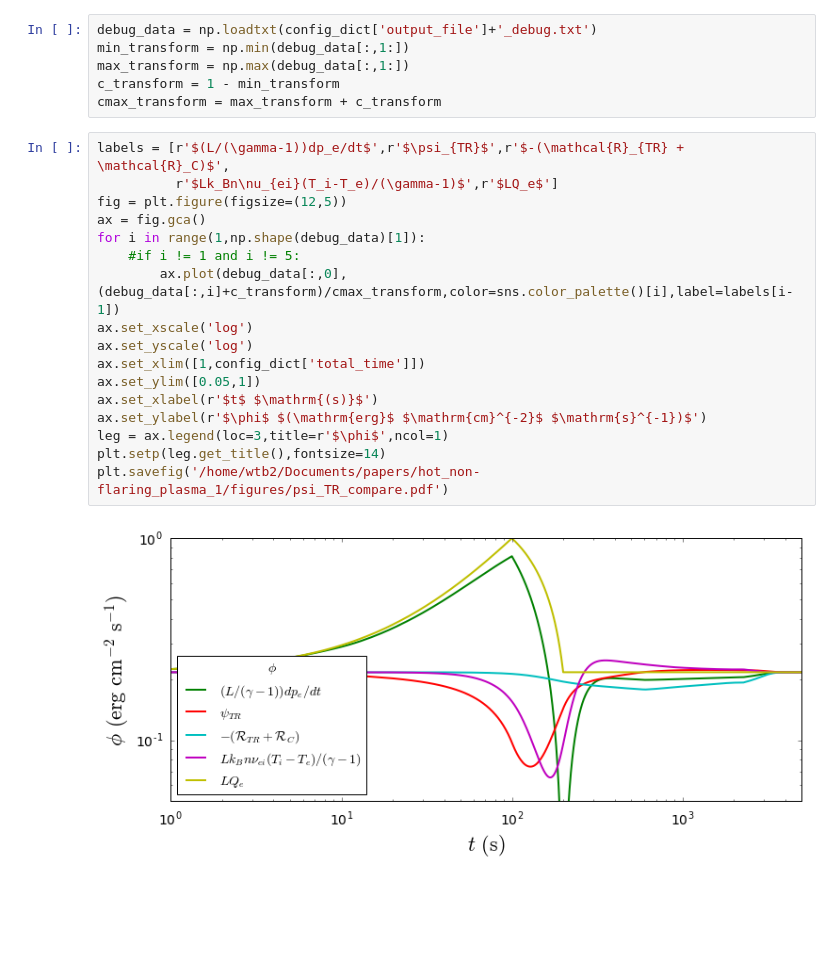
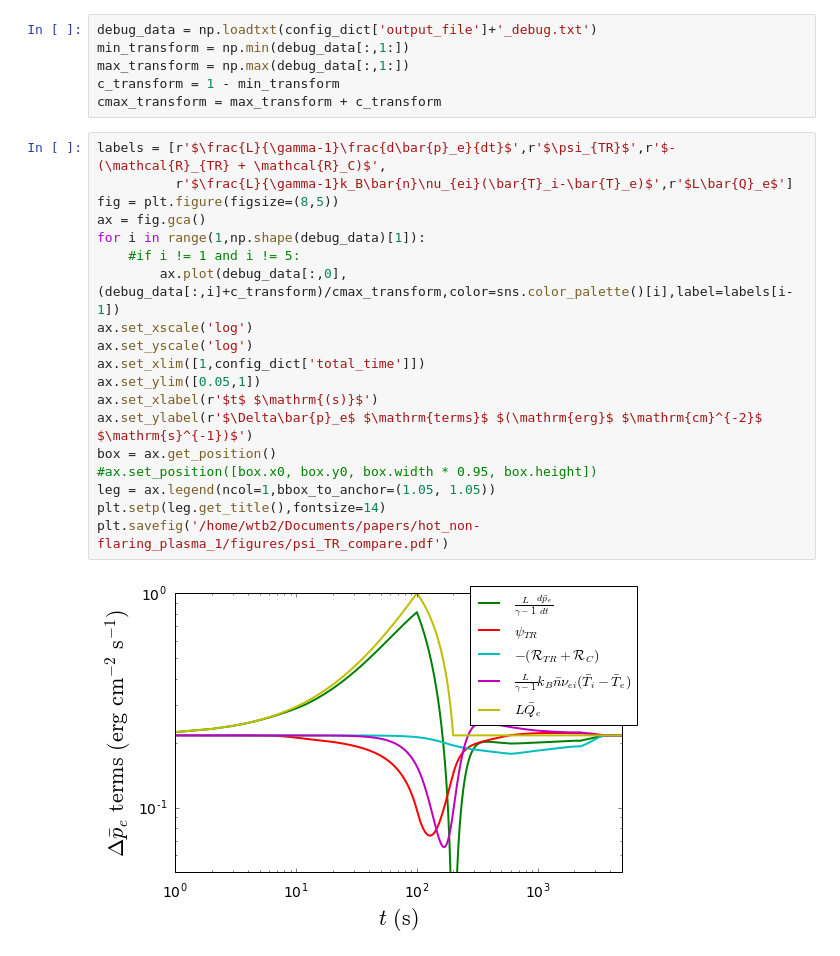
Before and after one commit to wtbarnes/research_notebook, a Jupyter notebook: figure_builders/hot_non_flaring_plasma_1_figures_appendix.ipynb, the cells around one changed output. Cells and saved outputs as stored; diff of their text form; blank space fills up the shorter version.

Commit message:
updating appendix figure builder

```diff
--- a/figure_builders/hot_non_flaring_plasma_1_figures_appendix.ipynb
+++ b/figure_builders/hot_non_flaring_plasma_1_figures_appendix.ipynb
@@ -81,21 +81,23 @@ max_transform = np.max(debug_data[:,1:])
 c_transform = 1 - min_transform
 cmax_transform = max_transform + c_transform
 # %%
-labels = [r'$(L/(\gamma-1))dp_e/dt$',r'$\psi_{TR}$',r'$-(\mathcal{R}_{TR} + \mathcal{R}_C)$',
-          r'$Lk_Bn\nu_{ei}(T_i-T_e)/(\gamma-1)$',r'$LQ_e$']
-fig = plt.figure(figsize=(12,5))
+labels = [r'$\frac{L}{\gamma-1}\frac{d\bar{p}_e}{dt}$',r'$\psi_{TR}$',r'$-(\mathcal{R}_{TR} + \mathcal{R}_C)$',
+          r'$\frac{L}{\gamma-1}k_B\bar{n}\nu_{ei}(\bar{T}_i-\bar{T}_e)$',r'$L\bar{Q}_e$']
+fig = plt.figure(figsize=(8,5))
 ax = fig.gca()
 for i in range(1,np.shape(debug_data)[1]):
     #if i != 1 and i != 5:
         ax.plot(debug_data[:,0],(debug_data[:,i]+c_transform)/cmax_transform,color=sns.color_palette()[i],label=labels[i-1])
 ax.set_xscale('log')
 ax.set_yscale('log')
 ax.set_xlim([1,config_dict['total_time']])
 ax.set_ylim([0.05,1])
 ax.set_xlabel(r'$t$ $\mathrm{(s)}$')
-ax.set_ylabel(r'$\phi$ $(\mathrm{erg}$ $\mathrm{cm}^{-2}$ $\mathrm{s}^{-1})$')
-leg = ax.legend(loc=3,title=r'$\phi$',ncol=1)
+ax.set_ylabel(r'$\Delta\bar{p}_e$ $\mathrm{terms}$ $(\mathrm{erg}$ $\mathrm{cm}^{-2}$ $\mathrm{s}^{-1})$')
+box = ax.get_position()
+#ax.set_position([box.x0, box.y0, box.width * 0.95, box.height])
+leg = ax.legend(ncol=1,bbox_to_anchor=(1.05, 1.05))
 plt.setp(leg.get_title(),fontsize=14)
 plt.savefig('/home/wtb2/Documents/papers/hot_non-flaring_plasma_1/figures/psi_TR_compare.pdf')
 # %% [output]
-[figure, old version]
+[figure, new version]
```
